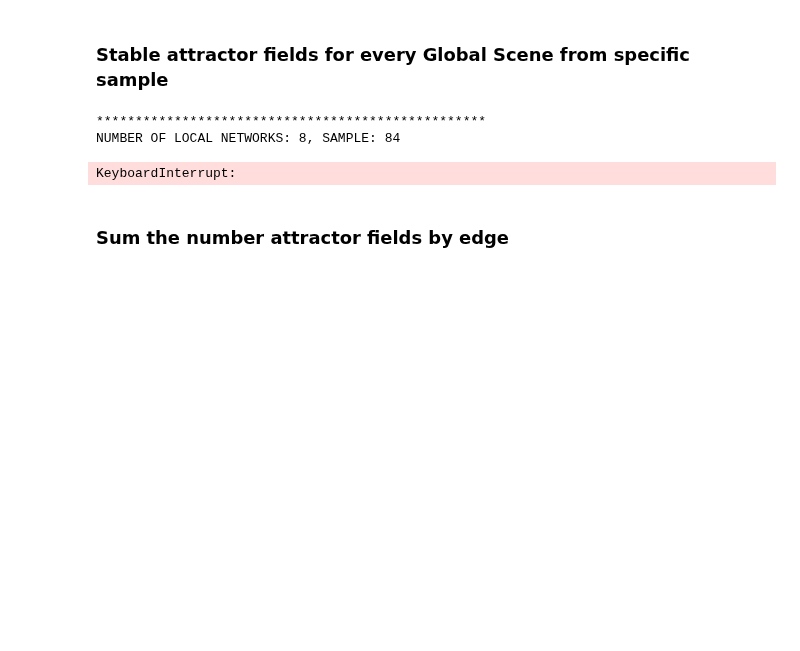
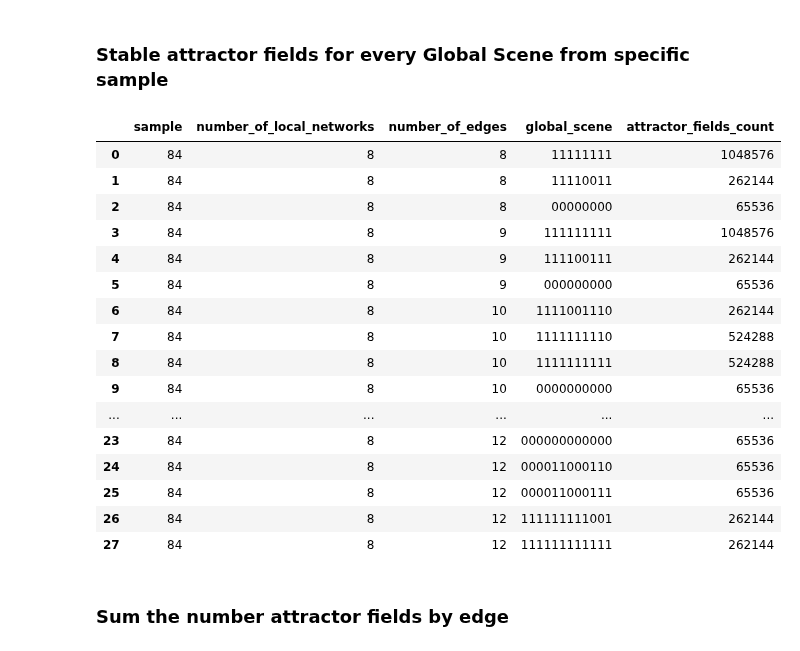
Before and after one commit to crptcusco/cbnetwork, a Jupyter notebook: experiments/7_aleatory_template_coupling_signals/exp7_3_evaluate_equivalence.ipynb, the cells around one changed output. Cells and saved outputs as stored; diff of their text form; code cells hidden in the pictures; blank space fills up the shorter version.

```diff
--- a/experiments/7_aleatory_template_coupling_signals/exp7_3_evaluate_equivalence.ipynb
+++ b/experiments/7_aleatory_template_coupling_signals/exp7_3_evaluate_equivalence.ipynb
@@ -83,51 +84,72 @@ CBN objects loads in l_o_cbn
 # %% [markdown]
 ### Stable attractor fields for every Global Scene from specific sample
 # %%
-from classes.utils.customtext import CustomText
+from concurrent.futures import ProcessPoolExecutor
+import pandas as pd
 
-# Initialize lists for the data
-data = {
-    "sample": [],
-    "number_of_local_networks": [],
-    "number_of_edges": [],
-    "global_scene": [],
-    "attractor_fields_count": []
-}
+# Función para procesar cada o_cbn individualmente
+def process_o_cbn(o_cbn, i_sample, n_local_networks):
+    data = {"sample": [], "number_of_local_networks": [], "number_of_edges": [], "global_scene": [], "attractor_fields_count": []}
 
-# Customize the title and headers
-CustomText.make_title(f"Number of Local Networks: {n_local_networks}, Sample: {i_sample}")
-
-# Loop through the l_o_cbn objects
-for o_cbn in l_o_cbn:
     num_edges = len(o_cbn.l_directed_edges)
     attractor_fields = o_cbn.get_n_attractor_fields()
 
-    # Call count_fields_by_global_scenes to update internal data
-    o_cbn.count_fields_by_global_scenes()
+    o_cbn.count_fields_by_global_scenes()  # Actualiza datos internos
 
-    # Get the global scene attractor fields dictionary
     dict_global_scenes = o_cbn.get_global_scene_attractor_fields()
 
-    # Check if dict_global_scenes is not None
     if dict_global_scenes:
-        # Iterate through global_scenes dictionaries
         for scene, count in dict_global_scenes.items():
-            # Add data to the dictionary
             data["sample"].append(i_sample)
             data["number_of_local_networks"].append(n_local_networks)
             data["number_of_edges"].append(num_edges)
             data["global_scene"].append(scene)
             data["attractor_fields_count"].append(count)
 
-# Create DataFrame
-df_resumo = pd.DataFrame(data)
+    return data
 
-# Display the DataFrame in the notebook
-df_resumo
+# Función para ejecutar en cada proceso
+def execute_process(o_cbn):
+    return process_o_cbn(o_cbn, i_sample, n_local_networks)
+
+# Paralelización usando ProcessPoolExecutor
+data = {"sample": [], "number_of_local_networks": [], "number_of_edges": [], "global_scene": [], "attractor_fields_count": []}
+
+with ProcessPoolExecutor() as executor:
+    # Ejecuta la función en paralelo para cada o_cbn en l_o_cbn
+    results = executor.map(execute_process, l_o_cbn)
+
+    # Combina los resultados de cada ejecución paralela
+    for result in results:
+        for key in data:
+            data[key].extend(result[key])
+
+# Crear DataFrame
+df_resume = pd.DataFrame(data)
+
+# format the data
+df['n_edges'] = df['n_edges'].astype(int)
+
+# Mostrar el DataFrame en el notebook
+df_resume
 # %% [output]
-**************************************************
-NUMBER OF LOCAL NETWORKS: 8, SAMPLE: 84
-KeyboardInterrupt:
+|  | sample | number_of_local_networks | number_of_edges | global_scene | attractor_fields_count |
+| 0 | 84 | 8 | 8 | 11111111 | 1048576 |
+| 1 | 84 | 8 | 8 | 11110011 | 262144 |
+| 2 | 84 | 8 | 8 | 00000000 | 65536 |
+| 3 | 84 | 8 | 9 | 111111111 | 1048576 |
+| 4 | 84 | 8 | 9 | 111100111 | 262144 |
+| 5 | 84 | 8 | 9 | 000000000 | 65536 |
+| 6 | 84 | 8 | 10 | 1111001110 | 262144 |
+| 7 | 84 | 8 | 10 | 1111111110 | 524288 |
+| 8 | 84 | 8 | 10 | 1111111111 | 524288 |
+| 9 | 84 | 8 | 10 | 0000000000 | 65536 |
+| ... | ... | ... | ... | ... | ... |
+| 23 | 84 | 8 | 12 | 000000000000 | 65536 |
+| 24 | 84 | 8 | 12 | 000011000110 | 65536 |
+| 25 | 84 | 8 | 12 | 000011000111 | 65536 |
+| 26 | 84 | 8 | 12 | 111111111001 | 262144 |
+| 27 | 84 | 8 | 12 | 111111111111 | 262144 |
 # %% [markdown]
 ### Sum the number attractor fields by edge
 # %%
```
Also changed, not shown: parts of 6 cells of this notebook.
